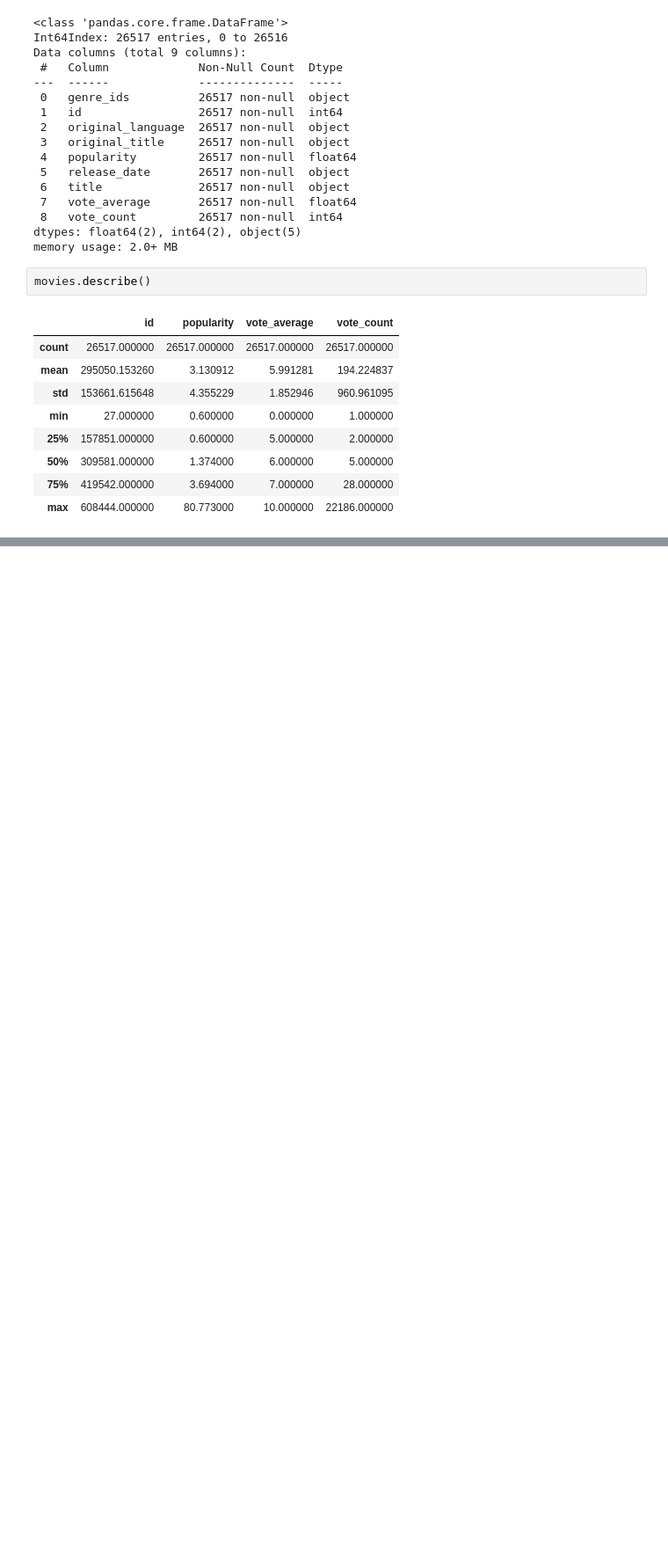
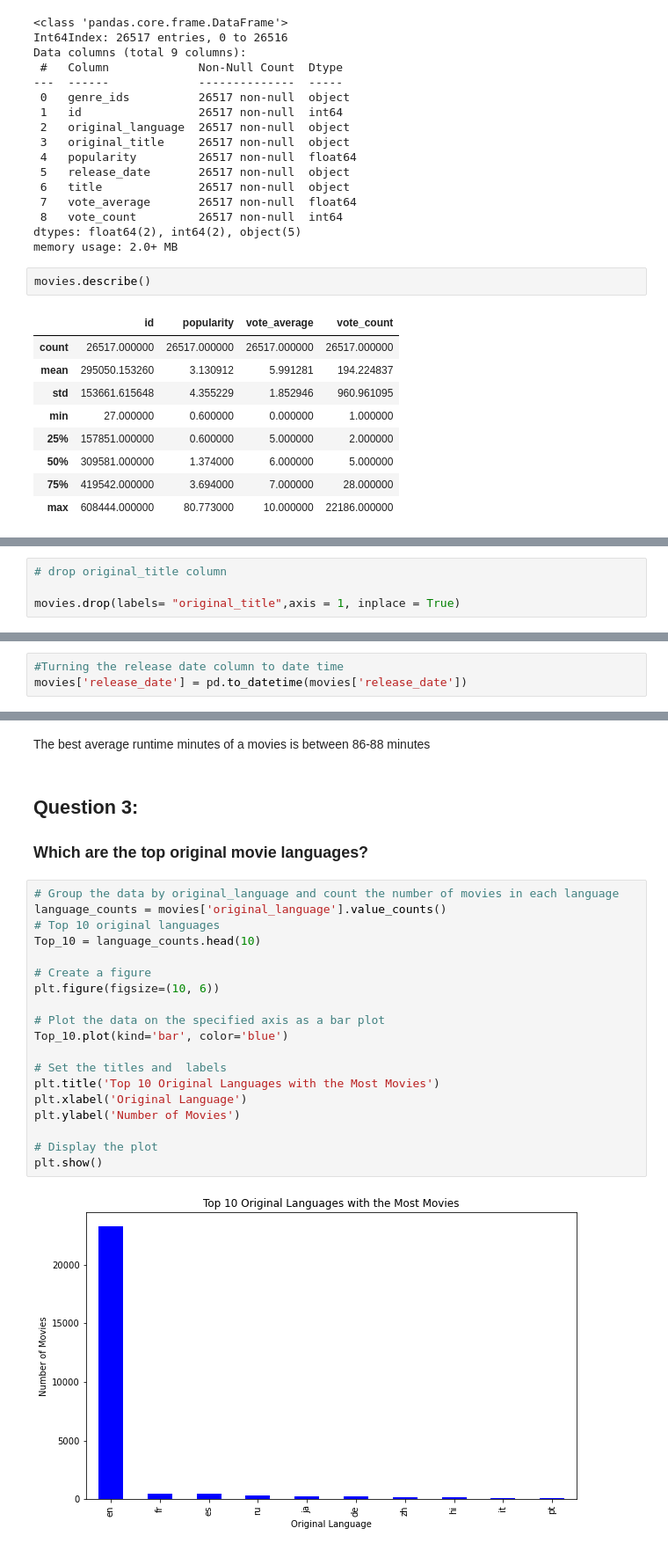
Before and after one commit to guddacandy/dsc-phase-1-project-v2-4, a Jupyter notebook: student.ipynb, the cells around one changed output, grey strips where cells are left out. Shown at 88% size. Drawn from its saved outputs; the diff is of its cells as text; blank space fills up the shorter version.

```diff
--- a/student.ipynb
+++ b/student.ipynb
@@ -447,0 +515,4 @@ dtype: bool
+# %%
+# drop original_title column
+
+movies.drop(labels= "original_title",axis = 1, inplace = True)
@@ -447,0 +531,3 @@ dtype: bool
+# %%
+#Turning the release date column to date time
+movies['release_date'] = pd.to_datetime(movies['release_date'])
@@ -447,0 +785,27 @@ dtype: bool
+# %% [markdown]
+The best average runtime minutes of a movies is between 86-88 minutes
+# %% [markdown]
+## Question 3:
+
+### Which are the top original movie languages?
+# %%
+# Group the data by original_language and count the number of movies in each language
+language_counts = movies['original_language'].value_counts()
+# Top 10 original languages
+Top_10 = language_counts.head(10)
+
+# Create a figure
+plt.figure(figsize=(10, 6))
+
+# Plot the data on the specified axis as a bar plot
+Top_10.plot(kind='bar', color='blue')
+
+# Set the titles and  labels
+plt.title('Top 10 Original Languages with the Most Movies')
+plt.xlabel('Original Language')
+plt.ylabel('Number of Movies')
+
+# Display the plot
+plt.show()
+# %% [output]
+[figure, added]
```
Also changed, not shown: parts of 101 cells of this notebook, 1 other file.
